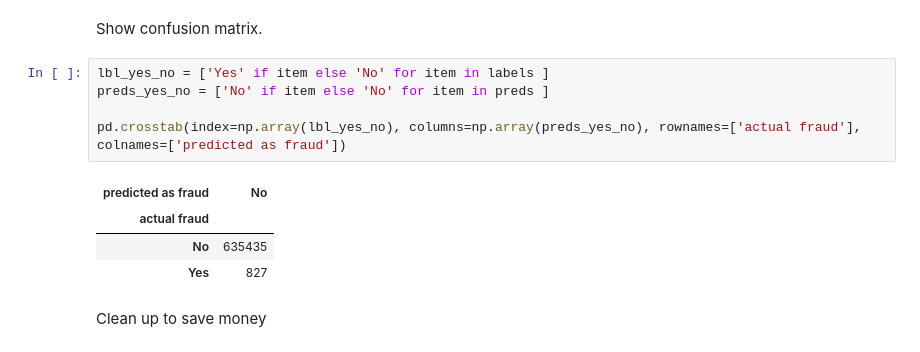
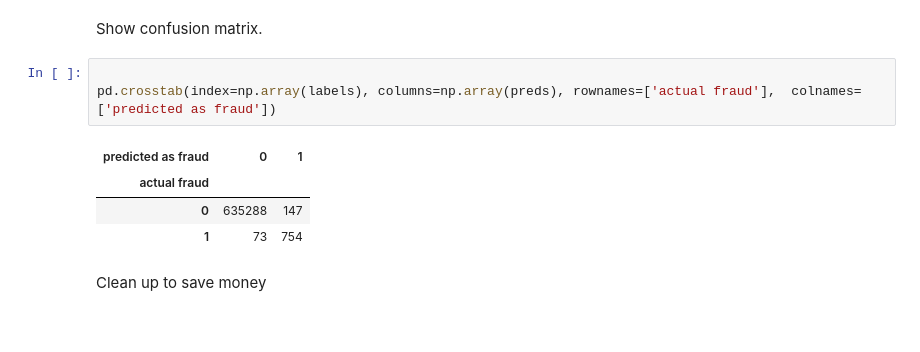
Before and after one commit to JoshuaFox/fraud-detect-blackbelt, a Jupyter notebook: frauddetect-plusminus-hypertune.ipynb, the cells around one changed output. Cells and saved outputs as stored; diff of their text form.

Commit message:
labels for crosstab

```diff
--- a/frauddetect-plusminus-hypertune.ipynb
+++ b/frauddetect-plusminus-hypertune.ipynb
@@ -538,15 +538,13 @@ F1=0.87
 # %% [markdown]
 Show confusion matrix.
 # %%
-lbl_yes_no = ['Yes' if item else 'No' for item in labels ]
-preds_yes_no = ['No' if item else 'No' for item in preds ]
 
-pd.crosstab(index=np.array(lbl_yes_no), columns=np.array(preds_yes_no), rownames=['actual fraud'],  colnames=['predicted as fraud'])
+pd.crosstab(index=np.array(labels), columns=np.array(preds), rownames=['actual fraud'],  colnames=['predicted as fraud'])
 # %% [output]
-| predicted as fraud | No |
-| actual fraud |  |
-| No | 635435 |
-| Yes | 827 |
+| predicted as fraud | 0 | 1 |
+| actual fraud |  |  |
+| 0 | 635288 | 147 |
+| 1 | 73 | 754 |
 # %% [markdown]
 Clean up to save money
 # %%
```
